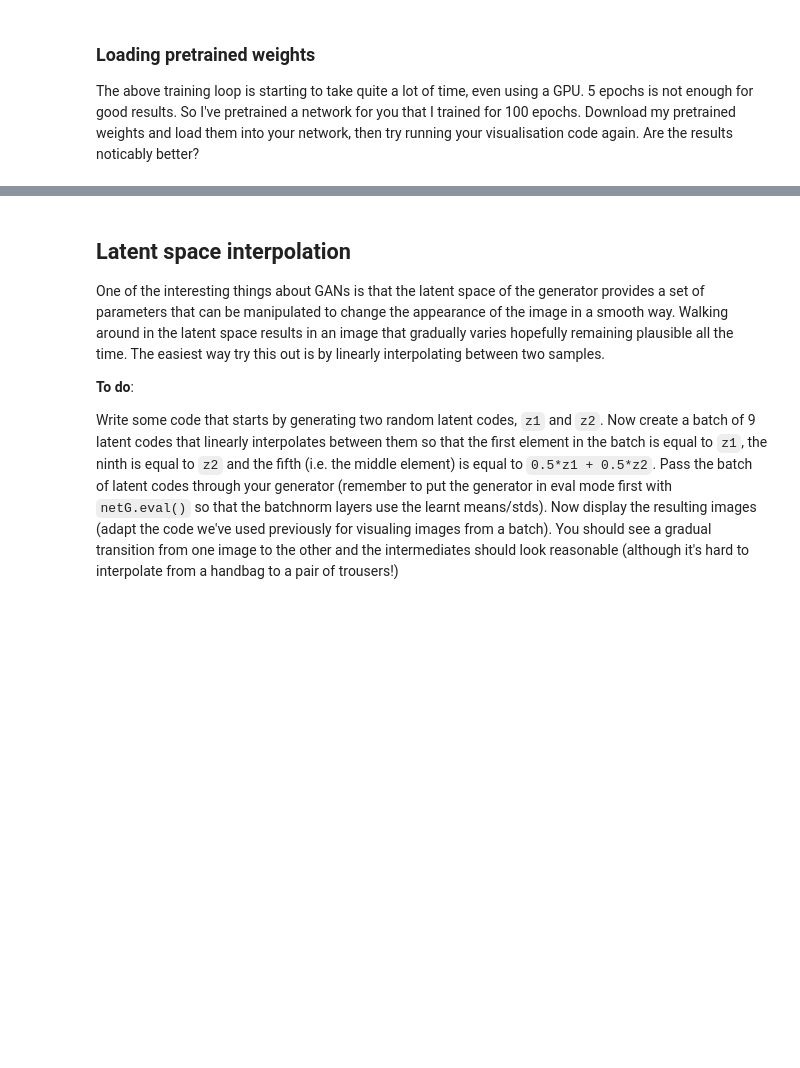
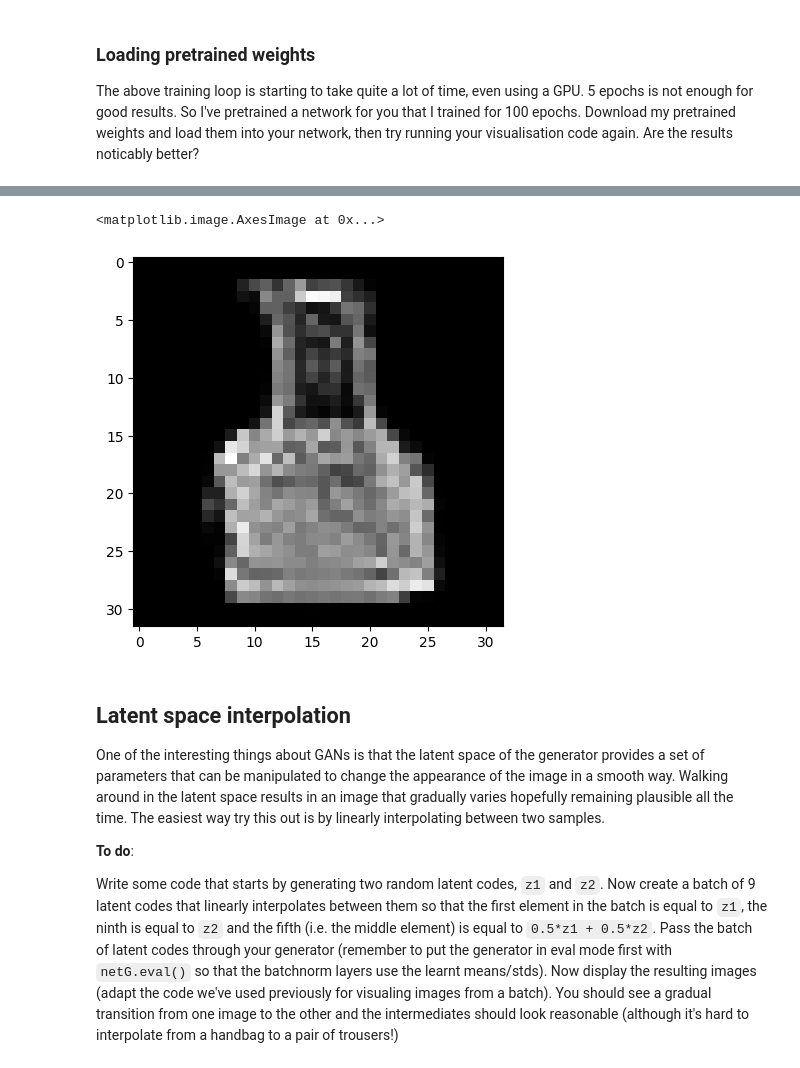
Before and after one commit to dont-text-me/INT3-work, a Jupyter notebook: week-10/PADL_Week_10.ipynb, the cells around one changed output, grey strips where cells are left out. Cells and saved outputs as stored; diff of their text form; code cells hidden in the pictures; blank space fills up the shorter version.

```diff
--- a/week-10/PADL_Week_10.ipynb
+++ b/week-10/PADL_Week_10.ipynb
@@ -189,7 +189,7 @@ train_data = datasets.FashionMNIST(
 dataloader = torch.utils.data.DataLoader(
     train_data, batch_size=batch_size, shuffle=True, num_workers=1
 )
-device = torch.device("cuda" if torch.cuda.is_available() else "cpu")
+device = torch.device("cuda" if torch.cuda.is_available() else "mps")
 # %% [markdown]
 As last week, let's grab a batch of images and visualise the first 25 images. I've negated the image brightness to put the images back to how they originally looked - this is a nicer way to visualise them. You can use this code as a starting point for the visualisation tasks below.
 # %%
@@ -367,5 +369,6 @@ Generate some random latent codes, pass them through the generator to get images
 The above training loop is starting to take quite a lot of time, even using a GPU. 5 epochs is not enough for good results. So I've pretrained a network for you that I trained for 100 epochs. Download my pretrained weights and load them into your network, then try running your visualisation code again. Are the results noticably better?
 # %%
 #!wget https://www-users.york.ac.uk/~waps101/PADL/netG.pkl
-netG.load_state_dict(torch.load("netG.pkl", map_location=torch.device(device)))
+netG.load_state_dict(torch.load("data/netG.pkl", map_location=torch.device("cpu")))
 netG.eval()
+netG.to("cpu")
@@ -372,3 +391,9 @@ netG.eval()
+# %%
+random_z = torch.rand(1, nz, 1, 1).to("cpu")
+plt.imshow(netG(random_z).squeeze(0).squeeze(0).detach().numpy(), cmap="gray")
+# %% [output]
+<matplotlib.image.AxesImage at 0x...>
+[figure, added]
 # %% [markdown]
 ## Latent space interpolation
 
```
Also changed, not shown: parts of 4 cells of this notebook.
